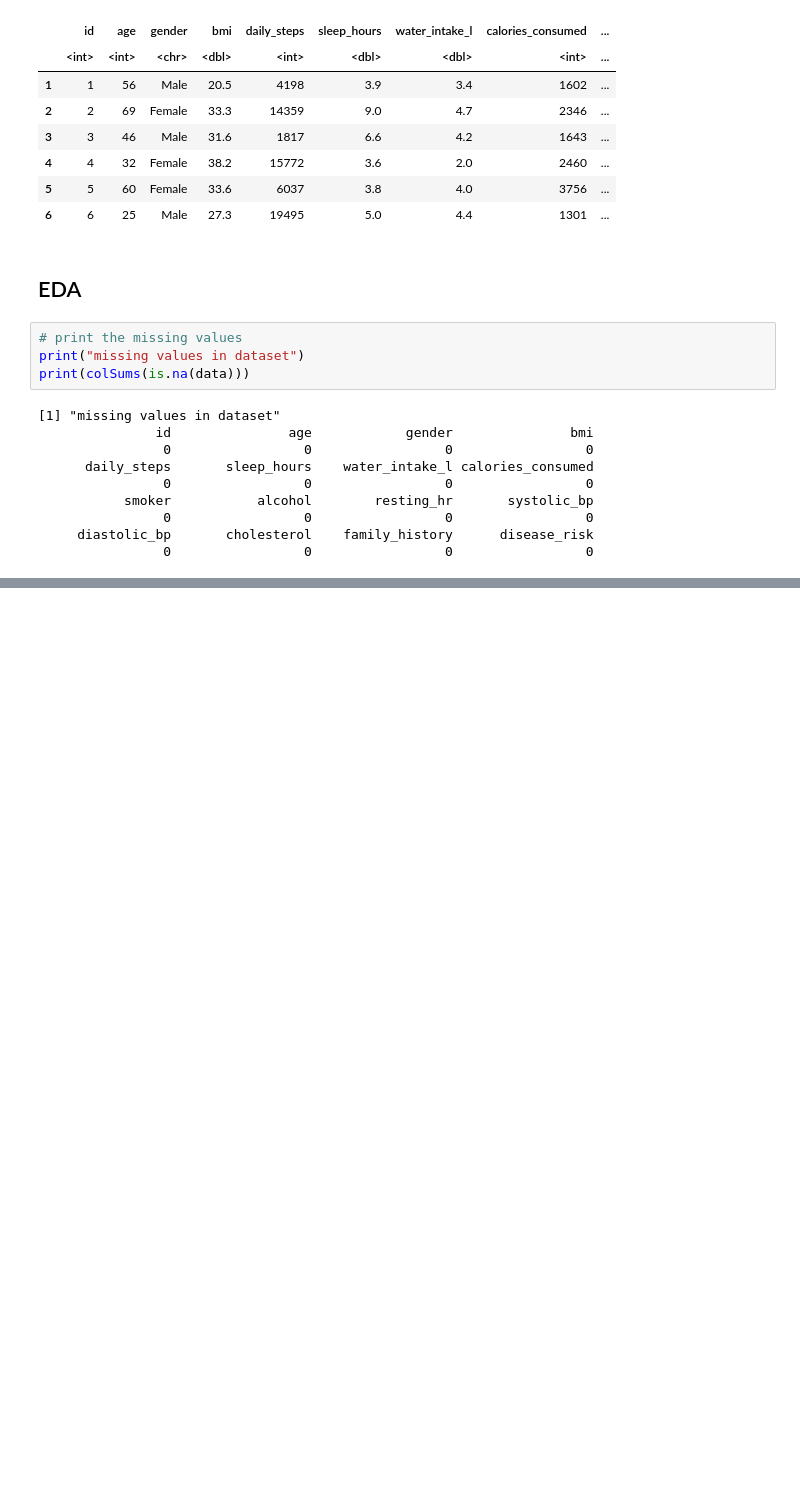
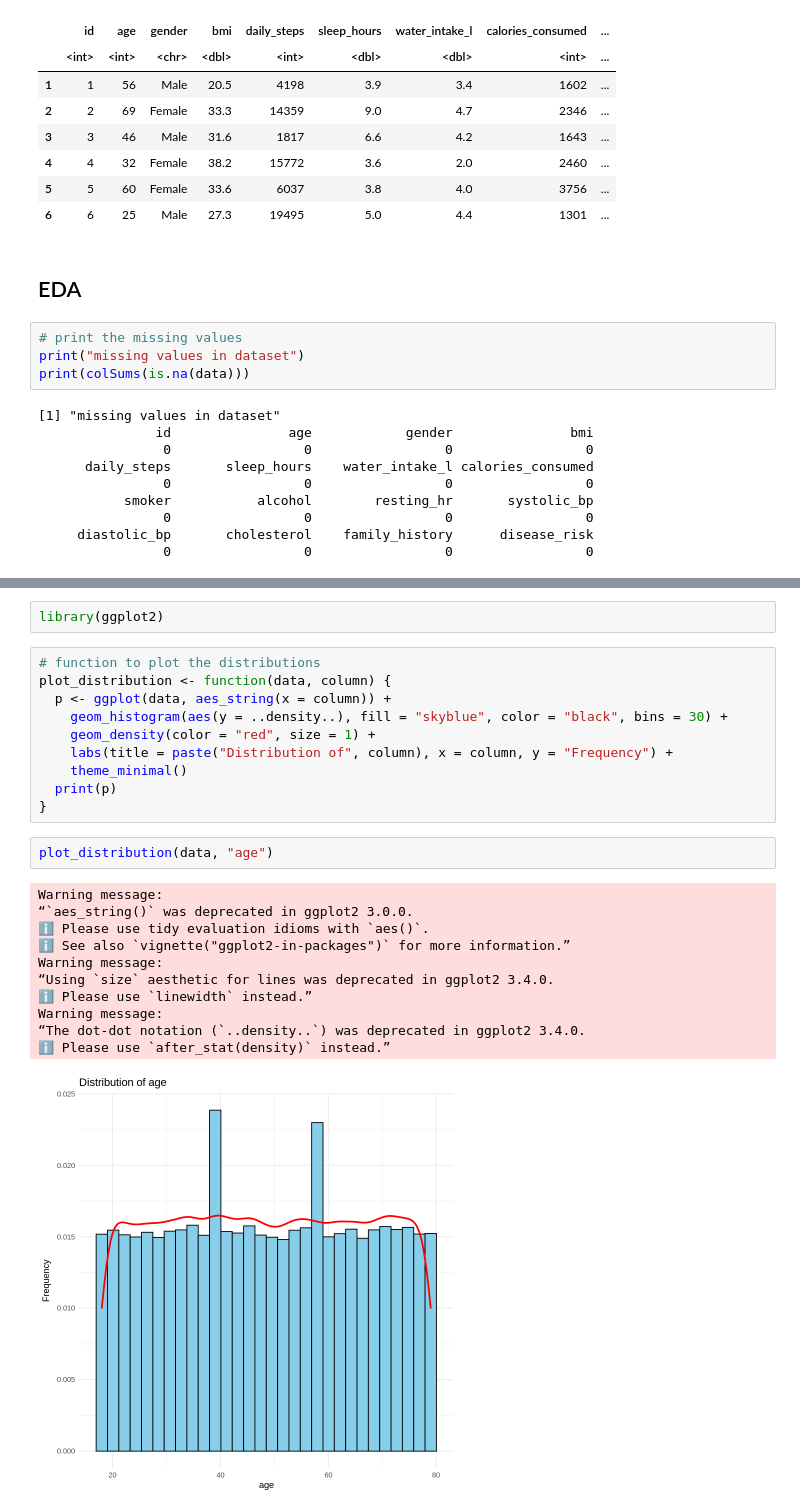
Before and after one commit to avikumart/Healthcare-Data-Science, a Jupyter notebook: Healthcare_lifestyle_analysis.ipynb, the cells around one changed output, grey strips where cells are left out. Saved outputs shown, nothing was run; the diff lists cells and outputs as text; blank space fills up the shorter version.

```diff
--- a/Healthcare_lifestyle_analysis.ipynb
+++ b/Healthcare_lifestyle_analysis.ipynb
@@ -35,0 +71,26 @@ print(colSums(is.na(data)))
+# %%
+library(ggplot2)
+# %%
+# function to plot the distributions
+plot_distribution <- function(data, column) {
+  p <- ggplot(data, aes_string(x = column)) +
+    geom_histogram(aes(y = ..density..), fill = "skyblue", color = "black", bins = 30) +
+    geom_density(color = "red", size = 1) +
+    labs(title = paste("Distribution of", column), x = column, y = "Frequency") +
+    theme_minimal()
+  print(p)
+}
+# %%
+plot_distribution(data, "age")
+# %% [output]
+Warning message:
+“`aes_string()` was deprecated in ggplot2 3.0.0.
+ℹ Please use tidy evaluation idioms with `aes()`.
+ℹ See also `vignette("ggplot2-in-packages")` for more information.”
+Warning message:
+“Using `size` aesthetic for lines was deprecated in ggplot2 3.4.0.
+ℹ Please use `linewidth` instead.”
+Warning message:
+“The dot-dot notation (`..density..`) was deprecated in ggplot2 3.4.0.
+ℹ Please use `after_stat(density)` instead.”
+[figure, added]
```
Also changed, not shown: parts of 23 cells of this notebook.
